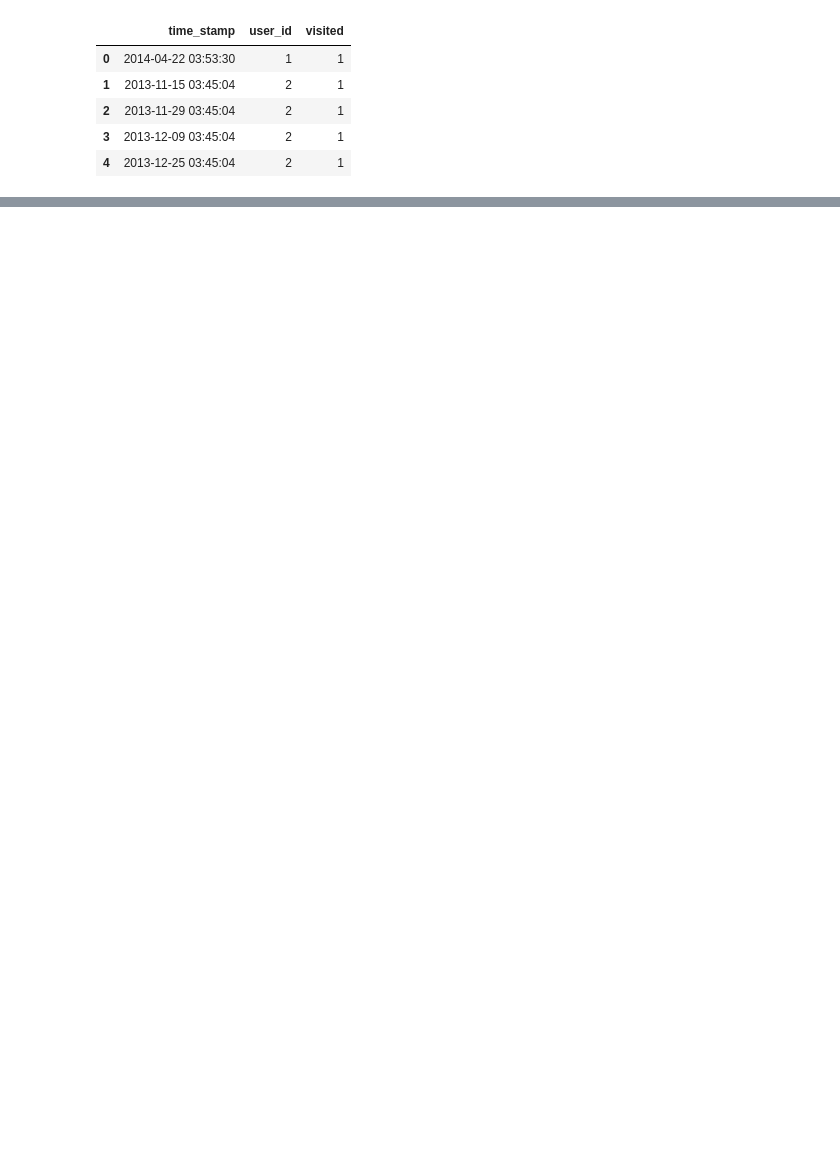
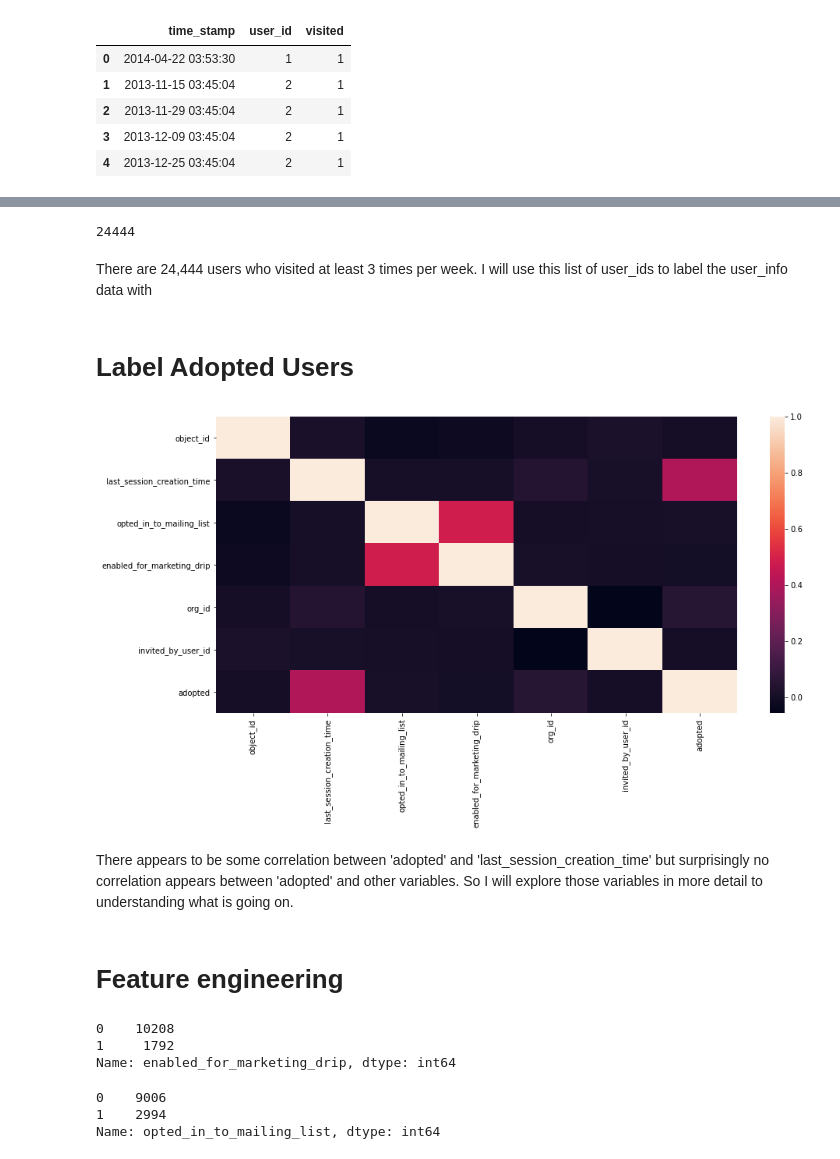
Before and after one commit to bauyrjanj/RelaxTakeHomeChallenge, a Jupyter notebook: Relax_TakeHomeChallenge.ipynb, the cells around one changed output, grey strips where cells are left out. Saved outputs shown, nothing was run; the diff lists cells and outputs as text; code cells hidden in the pictures; blank space fills up the shorter version.

```diff
--- a/Relax_TakeHomeChallenge.ipynb
+++ b/Relax_TakeHomeChallenge.ipynb
@@ -47,0 +84,4 @@ engagement.head()
+# %%
+sorted_weekly = engagement.groupby(['week', 'user_id']).sum().sort_values('visited', ascending=False)
+# %%
+adopted_users = sorted_weekly[sorted_weekly['visited']>3]
@@ -47,0 +92,45 @@ engagement.head()
+# %%
+pairs = adopted_users.index
+users=[]
+# Iterate over pairs
+for idx, pair in enumerate(pairs):
+    period, user_id = pair
+    users.append(user_id)
+# %%
+len(users)
+# %% [output]
+24444
+# %% [markdown]
+There are 24,444 users who visited at least 3 times per week. I will use this list of user_ids to label the user_info data with
+# %% [markdown]
+# Label Adopted Users
+# %%
+# Create a target binary variable that is 1 for adopted users and 0 for not adopted users
+user_info['adopted']=0
+user_info['adopted'] = user_info.object_id.isin(users).astype(int)
+user_info['adopted'].value_counts()
+# %%
+# Plot to see correlation between predictors and the target ('adopted')
+_ = plt.figure(figsize=(15,7))
+_ = sns.heatmap(user_info.corr())
+plt.show()
+# %% [output]
+[figure, added]
+# %% [markdown]
+There appears to be some correlation between 'adopted' and 'last_session_creation_time' but surprisingly no correlation appears between 'adopted' and other variables. So I will explore those variables in more detail to understanding what is going on.
+# %% [markdown]
+# Feature engineering
+# %%
+# Let's take look at counts for each class
+user_info['enabled_for_marketing_drip'].value_counts()
+# %% [output]
+0    10208
+1     1792
+Name: enabled_for_marketing_drip, dtype: int64
+# %%
+# Let's take a look at counts for each class
+user_info['opted_in_to_mailing_list'].value_counts()
+# %% [output]
+0    9006
+1    2994
+Name: opted_in_to_mailing_list, dtype: int64
```
Also changed, not shown: parts of 30 cells of this notebook.
